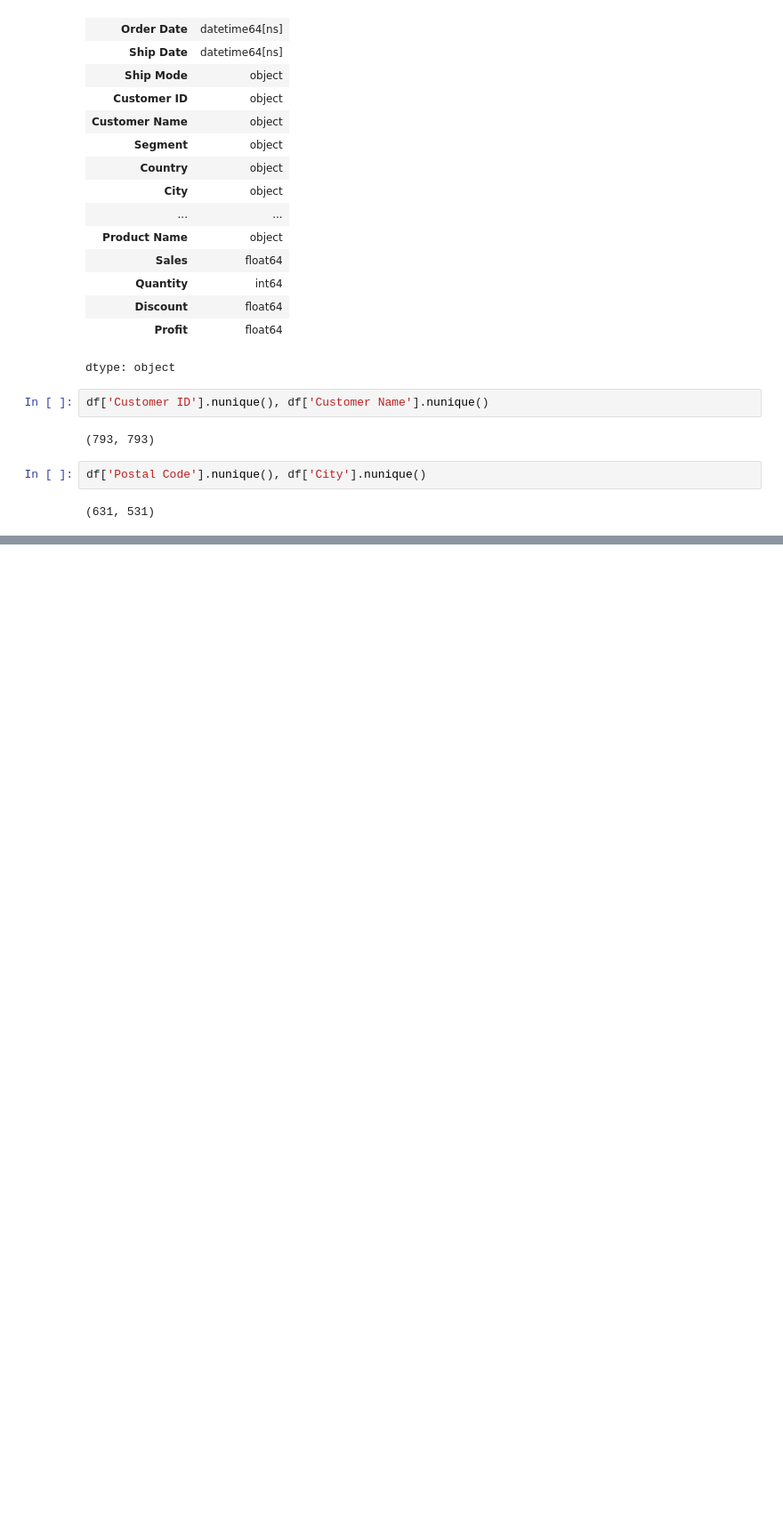
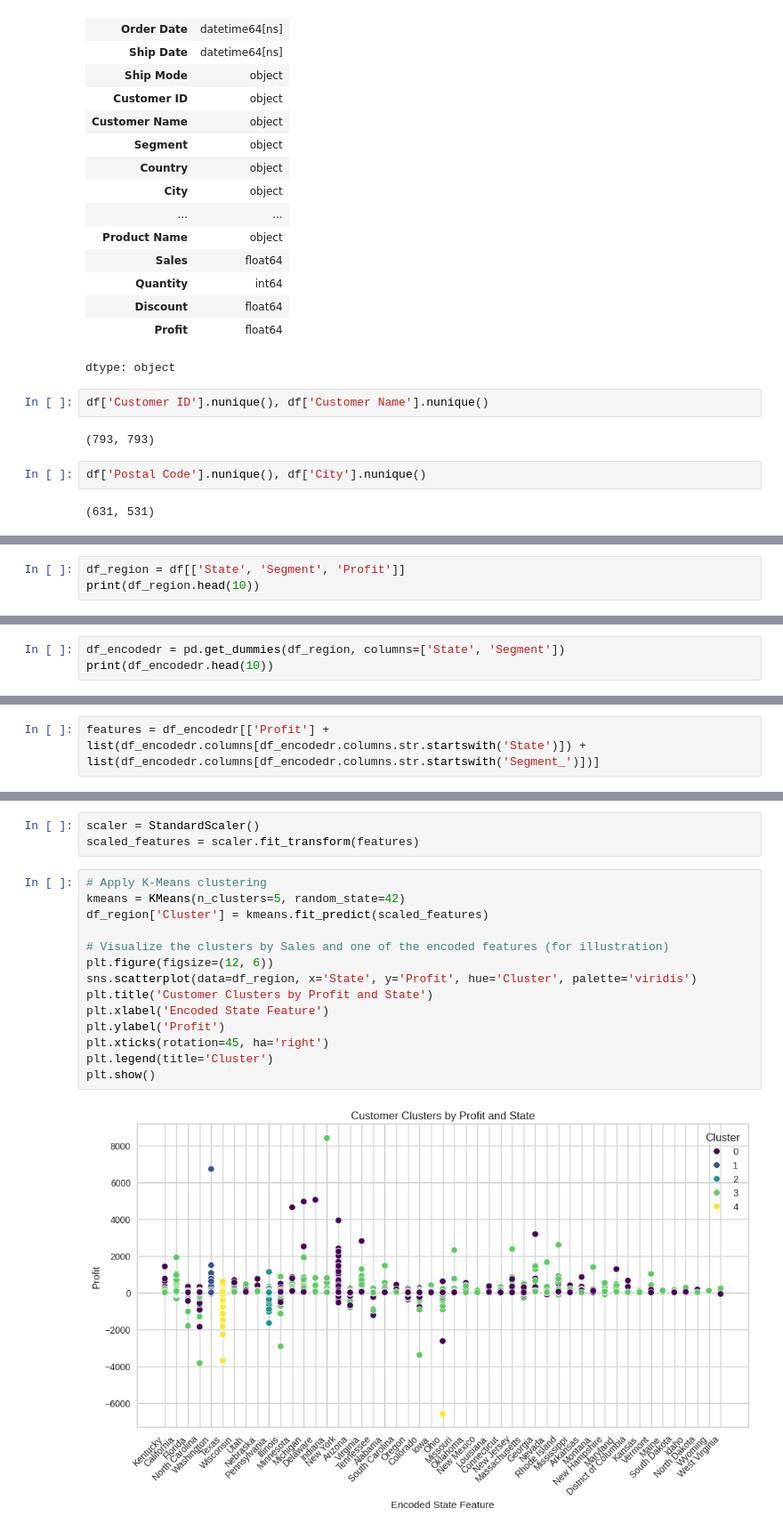
Before and after one commit to sheikita/SDS-Clustering, a Jupyter notebook: TestSegmentation.ipynb, the cells around one changed output, grey strips where cells are left out. Shown at 89% size. Cells and saved outputs as stored; diff of their text form; blank space fills up the shorter version.

```diff
--- a/TestSegmentation.ipynb
+++ b/TestSegmentation.ipynb
@@ -298,0 +582,3 @@ df.head()
+# %%
+df_region = df[['State', 'Segment', 'Profit']]
+print(df_region.head(10))
@@ -298,0 +597,3 @@ df.head()
+# %%
+df_encodedr = pd.get_dummies(df_region, columns=['State', 'Segment'])
+print(df_encodedr.head(10))
@@ -298,0 +618,2 @@ df.head()
+# %%
+features = df_encodedr[['Profit'] + list(df_encodedr.columns[df_encodedr.columns.str.startswith('State')]) + list(df_encodedr.columns[df_encodedr.columns.str.startswith('Segment_')])]
@@ -298,0 +640,19 @@ df.head()
+# %%
+scaler = StandardScaler()
+scaled_features = scaler.fit_transform(features)
+# %%
+# Apply K-Means clustering
+kmeans = KMeans(n_clusters=5, random_state=42)
+df_region['Cluster'] = kmeans.fit_predict(scaled_features)
+
+# Visualize the clusters by Sales and one of the encoded features (for illustration)
+plt.figure(figsize=(12, 6))
+sns.scatterplot(data=df_region, x='State', y='Profit', hue='Cluster', palette='viridis')
+plt.title('Customer Clusters by Profit and State')
+plt.xlabel('Encoded State Feature')
+plt.ylabel('Profit')
+plt.xticks(rotation=45, ha='right')
+plt.legend(title='Cluster')
+plt.show()
+# %% [output]
+[figure, added]
```
Also changed, not shown: parts of 47 cells of this notebook.
